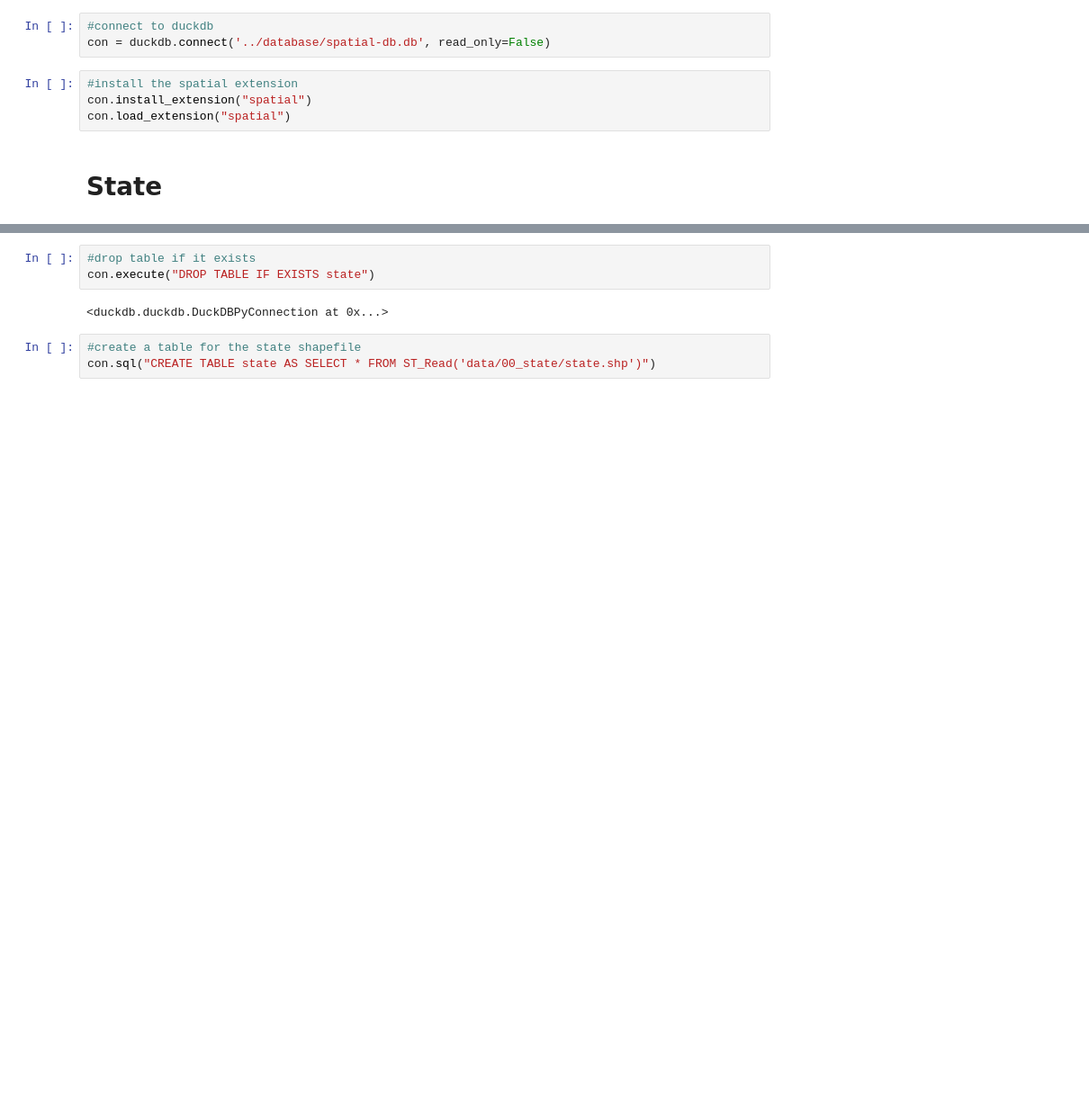
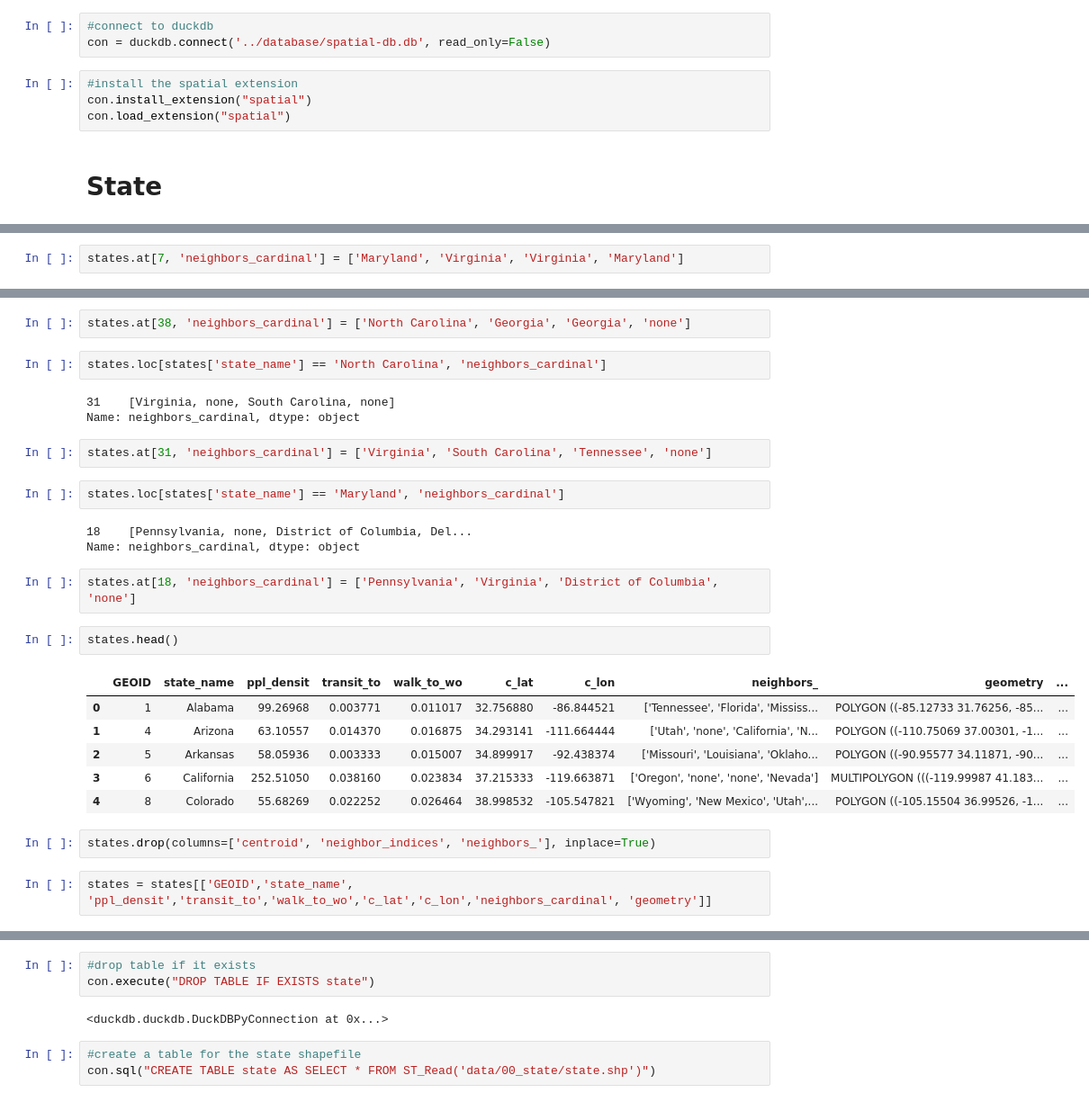
Before and after one commit to makeabilitylab/geovisa11y, a Jupyter notebook: backend/notebooks/data-processing.ipynb, the cells around one changed output, grey strips where cells are left out. Shown at 90% size. Cells and saved outputs as stored; diff of their text form; blank space fills up the shorter version.

Commit message:
Fixed navigating states on state level

```diff
--- a/backend/notebooks/data-processing.ipynb
+++ b/backend/notebooks/data-processing.ipynb
@@ -35,0 +126,2 @@ gdf
+# %%
+states.at[7, 'neighbors_cardinal'] = ['Maryland', 'Virginia', 'Virginia', 'Maryland']
@@ -35,0 +133,29 @@ gdf
+# %%
+states.at[38, 'neighbors_cardinal'] = ['North Carolina', 'Georgia', 'Georgia', 'none']
+# %%
+states.loc[states['state_name'] == 'North Carolina', 'neighbors_cardinal']
+# %% [output]
+31    [Virginia, none, South Carolina, none]
+Name: neighbors_cardinal, dtype: object
+# %%
+states.at[31, 'neighbors_cardinal'] = ['Virginia', 'South Carolina', 'Tennessee', 'none']
+# %%
+states.loc[states['state_name'] == 'Maryland', 'neighbors_cardinal']
+# %% [output]
+18    [Pennsylvania, none, District of Columbia, Del...
+Name: neighbors_cardinal, dtype: object
+# %%
+states.at[18, 'neighbors_cardinal'] = ['Pennsylvania', 'Virginia', 'District of Columbia', 'none']
+# %%
+states.head()
+# %% [output]
+|  | GEOID | state_name | ppl_densit | transit_to | walk_to_wo | c_lat | c_lon | neighbors_ | geometry | ... |
+| 0 | 1 | Alabama | 99.26968 | 0.003771 | 0.011017 | 32.756880 | -86.844521 | ['Tennessee', 'Florida', 'Mississ... | POLYGON ((-85.12733 31.76256, -85... | ... |
+| 1 | 4 | Arizona | 63.10557 | 0.014370 | 0.016875 | 34.293141 | -111.664444 | ['Utah', 'none', 'California', 'N... | POLYGON ((-110.75069 37.00301, -1... | ... |
+| 2 | 5 | Arkansas | 58.05936 | 0.003333 | 0.015007 | 34.899917 | -92.438374 | ['Missouri', 'Louisiana', 'Oklaho... | POLYGON ((-90.95577 34.11871, -90... | ... |
+| 3 | 6 | California | 252.51050 | 0.038160 | 0.023834 | 37.215333 | -119.663871 | ['Oregon', 'none', 'none', 'Nevada'] | MULTIPOLYGON (((-119.99987 41.183... | ... |
+| 4 | 8 | Colorado | 55.68269 | 0.022252 | 0.026464 | 38.998532 | -105.547821 | ['Wyoming', 'New Mexico', 'Utah',... | POLYGON ((-105.15504 36.99526, -1... | ... |
+# %%
+states.drop(columns=['centroid', 'neighbor_indices', 'neighbors_'], inplace=True)
+# %%
+states = states[['GEOID','state_name', 'ppl_densit','transit_to','walk_to_wo','c_lat','c_lon','neighbors_cardinal', 'geometry']]
```
Also changed, not shown: parts of 22 cells of this notebook, 3 other files.
